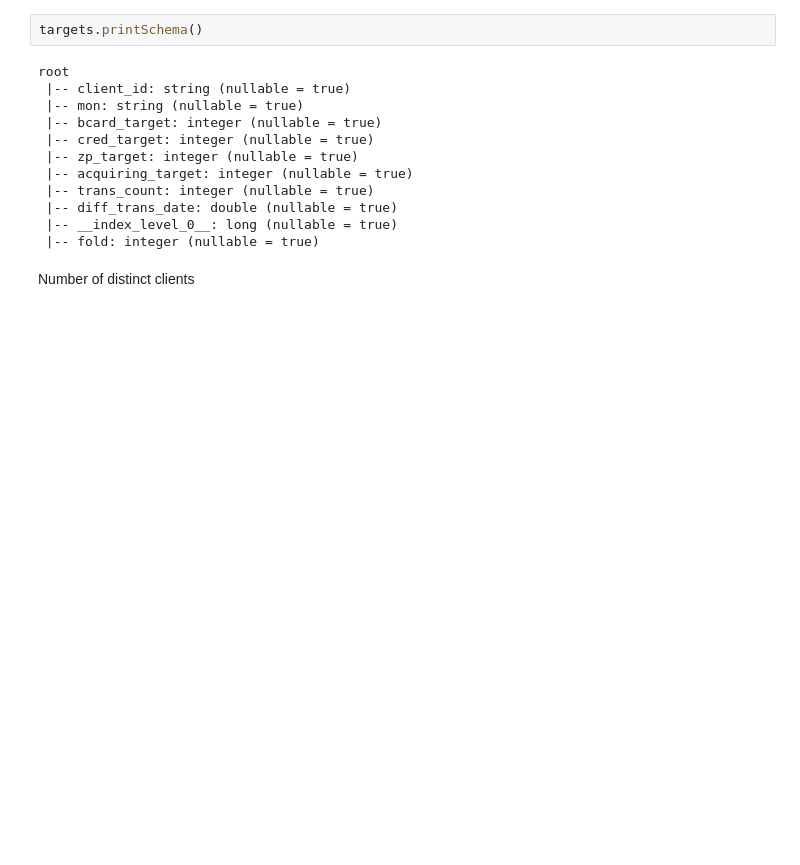
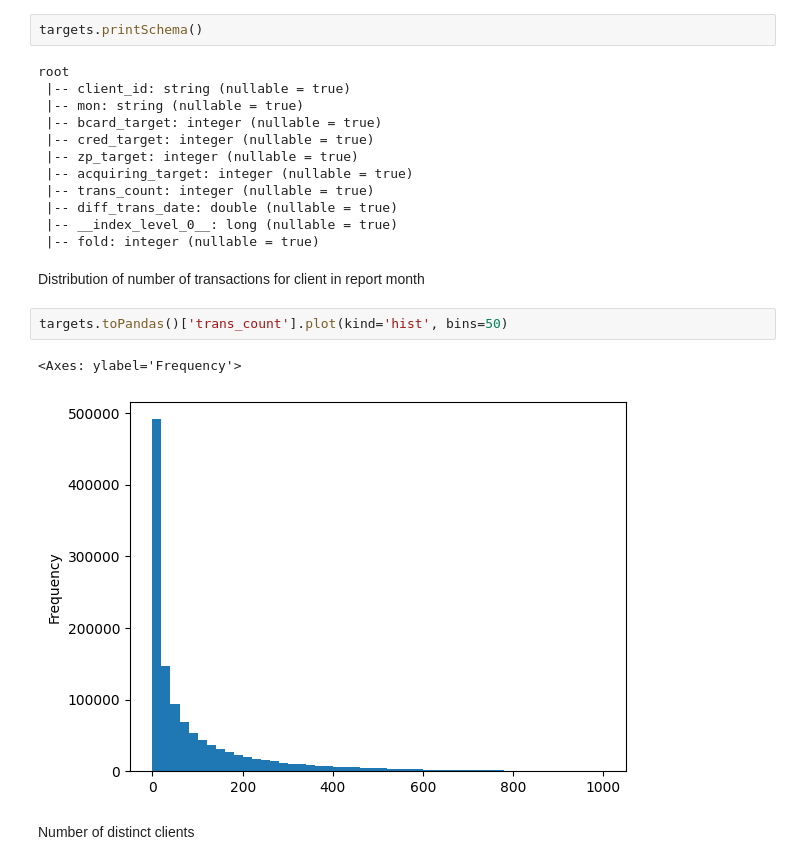
Before and after one commit to eugeneavd/mbd_boosting, a Jupyter notebook: Preprocessing.ipynb, the cells around one changed output. Cells and saved outputs as stored; diff of their text form; blank space fills up the shorter version.

```diff
--- a/Preprocessing.ipynb
+++ b/Preprocessing.ipynb
@@ -71,6 +71,13 @@ root
  |-- diff_trans_date: double (nullable = true)
  |-- __index_level_0__: long (nullable = true)
  |-- fold: integer (nullable = true)
+# %% [markdown]
+Distribution of number of transactions for client in report month
+# %%
+targets.toPandas()['trans_count'].plot(kind='hist', bins=50)
+# %% [output]
+<Axes: ylabel='Frequency'>
+[figure, added]
 # %% [markdown]
 Number of distinct clients
 # %%
```
Also changed, not shown: parts of 14 cells of this notebook, 1 other file.
